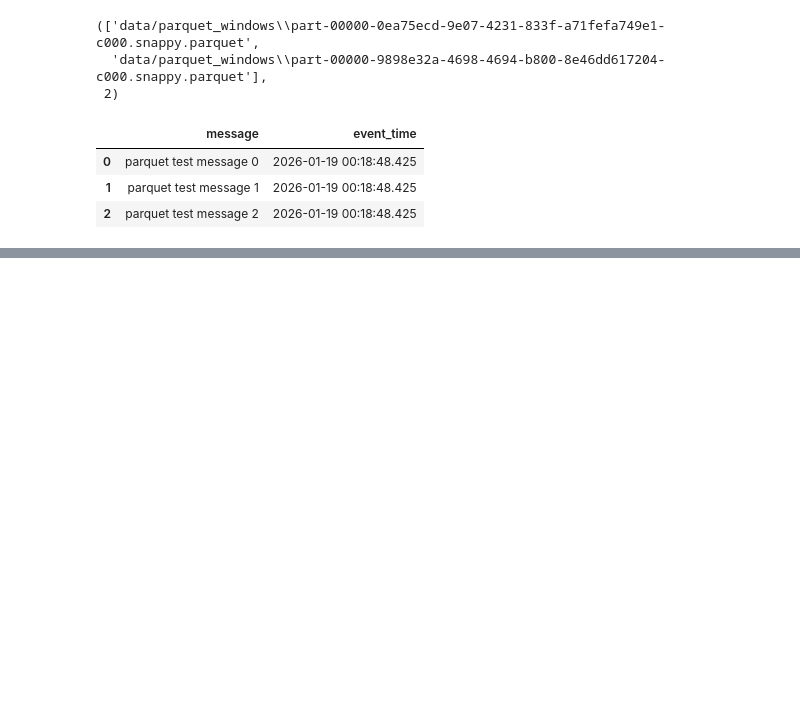
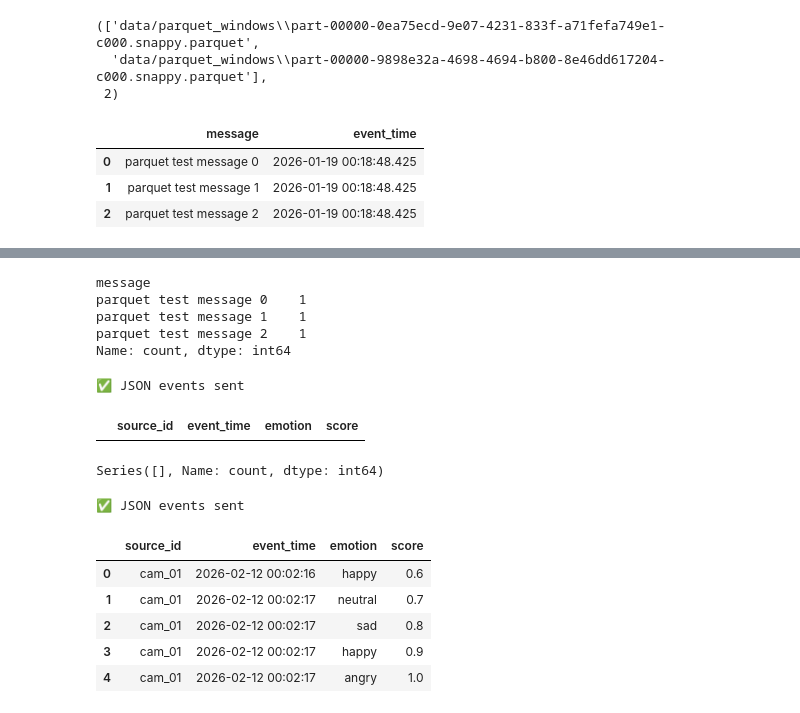
Before and after one commit to Yousking01/vkr-final-projet-real-time-emotion-video-streaming, a Jupyter notebook: producer_test.ipynb, the cells around one changed output, grey strips where cells are left out. Saved outputs shown, nothing was run; the diff lists cells and outputs as text; code cells hidden in the pictures; blank space fills up the shorter version.

Commit message:
Step 5: Kafka JSON events to parquet (events schema)

```diff
--- a/producer_test.ipynb
+++ b/producer_test.ipynb
@@ -66,0 +73,78 @@ df.head()
+# %%
+df["message"].value_counts().head(20)
+# %% [output]
+message
+parquet test message 0    1
+parquet test message 1    1
+parquet test message 2    1
+Name: count, dtype: int64
+# %%
+import json, time
+from kafka import KafkaProducer
+
+producer = KafkaProducer(
+    bootstrap_servers="localhost:9092",
+    value_serializer=lambda v: json.dumps(v).encode("utf-8")
+)
+
+source_id = "cam_01"
+events = [
+    {"source_id": source_id, "emotion": "happy", "score": 0.93},
+    {"source_id": source_id, "emotion": "neutral", "score": 0.72},
+    {"source_id": source_id, "emotion": "sad", "score": 0.81},
+    {"source_id": source_id, "emotion": "happy", "score": 0.95},
+]
+
+for e in events:
+    e["event_time"] = time.strftime("%Y-%m-%d %H:%M:%S")
+    producer.send("test_topic", e)
+    time.sleep(0.3)
+
+producer.flush()
+print("✅ JSON events sent")
+# %% [output]
+✅ JSON events sent
+# %%
+import pandas as pd
+df2 = pd.read_parquet("data/parquet_events")
+df2.head()
+# %% [output]
+|  | source_id | event_time | emotion | score |
+# %%
+df2["emotion"].value_counts()
+# %% [output]
+Series([], Name: count, dtype: int64)
+# %%
+import json, time
+from kafka import KafkaProducer
+
+producer = KafkaProducer(
+    bootstrap_servers="localhost:9092",
+    value_serializer=lambda v: json.dumps(v).encode("utf-8")
+)
+
+for i, emo in enumerate(["happy", "neutral", "sad", "happy", "angry"]):
+    event = {
+        "source_id": "cam_01",
+        "event_time": time.strftime("%Y-%m-%d %H:%M:%S"),
+        "emotion": emo,
+        "score": round(0.6 + 0.1*i, 2)
+    }
+    producer.send("test_topic", event)
+    time.sleep(0.2)
+
+producer.flush()
+print("✅ JSON events sent")
+# %% [output]
+✅ JSON events sent
+# %%
+import pandas as pd
+df_events = pd.read_parquet("data/parquet_events")
+df_events.head()
+# %% [output]
+|  | source_id | event_time | emotion | score |
+| 0 | cam_01 | 2026-02-12 00:02:16 | happy | 0.6 |
+| 1 | cam_01 | 2026-02-12 00:02:17 | neutral | 0.7 |
+| 2 | cam_01 | 2026-02-12 00:02:17 | sad | 0.8 |
+| 3 | cam_01 | 2026-02-12 00:02:17 | happy | 0.9 |
+| 4 | cam_01 | 2026-02-12 00:02:17 | angry | 1.0 |
```
Also changed, not shown: parts of 3 cells of this notebook, 2 other files.
